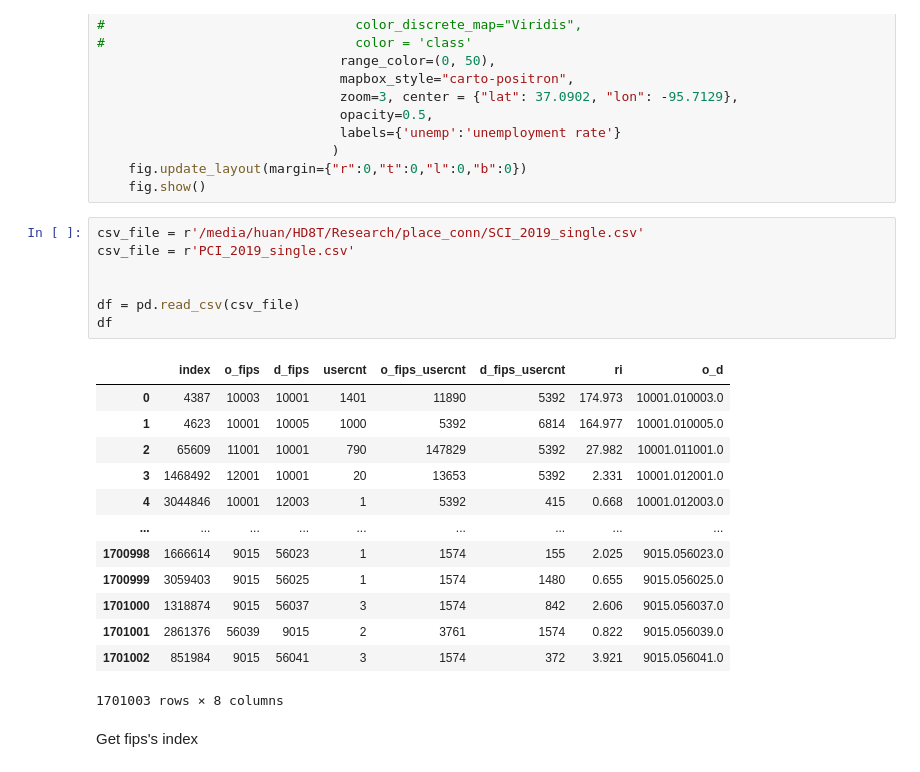
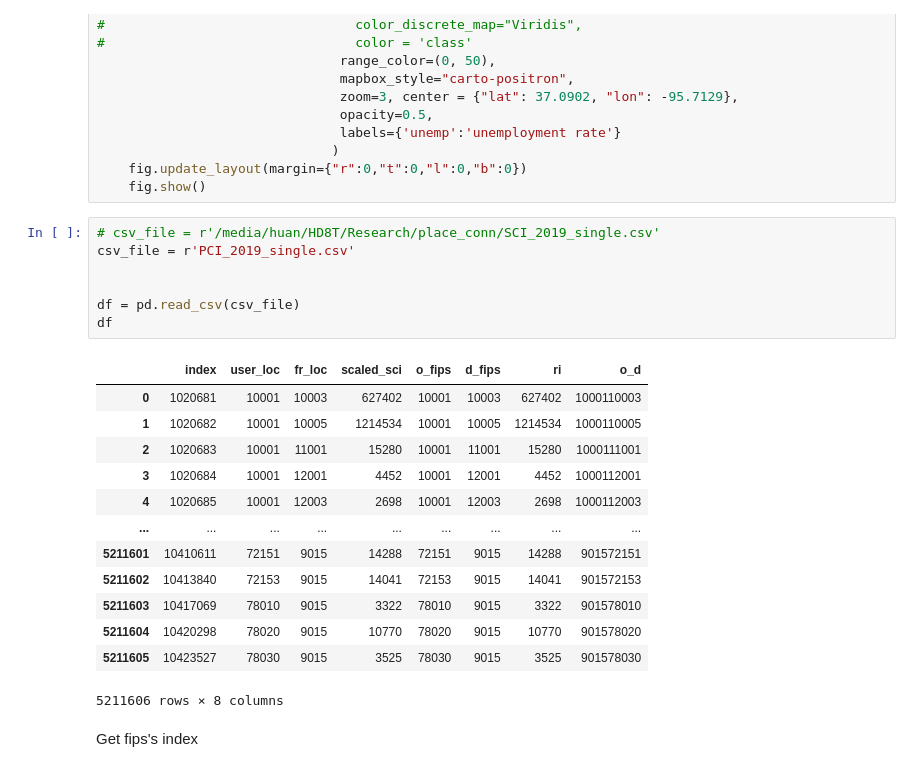
Before and after one commit to gladcolor/place_connectivity, a Jupyter notebook: place_connectivity.ipynb, the cells around one changed output. Saved outputs shown, nothing was run; the diff lists cells and outputs as text.

```diff
--- a/place_connectivity.ipynb
+++ b/place_connectivity.ipynb
@@ -155,26 +155,26 @@ def drawmap(df_re):
     fig.update_layout(margin={"r":0,"t":0,"l":0,"b":0})
     fig.show()
 # %%
-csv_file = r'/media/huan/HD8T/Research/place_conn/SCI_2019_single.csv'
+# csv_file = r'/media/huan/HD8T/Research/place_conn/SCI_2019_single.csv'
 csv_file = r'PCI_2019_single.csv'
 
 
 df = pd.read_csv(csv_file)
 df
 # %% [output]
-|  | index | o_fips | d_fips | usercnt | o_fips_usercnt | d_fips_usercnt | ri | o_d |
-| 0 | 4387 | 10003 | 10001 | 1401 | 11890 | 5392 | 174.973 | 10001.010003.0 |
-| 1 | 4623 | 10001 | 10005 | 1000 | 5392 | 6814 | 164.977 | 10001.010005.0 |
-| 2 | 65609 | 11001 | 10001 | 790 | 147829 | 5392 | 27.982 | 10001.011001.0 |
-| 3 | 1468492 | 12001 | 10001 | 20 | 13653 | 5392 | 2.331 | 10001.012001.0 |
-| 4 | 3044846 | 10001 | 12003 | 1 | 5392 | 415 | 0.668 | 10001.012003.0 |
+|  | index | user_loc | fr_loc | scaled_sci | o_fips | d_fips | ri | o_d |
+| 0 | 1020681 | 10001 | 10003 | 627402 | 10001 | 10003 | 627402 | 1000110003 |
+| 1 | 1020682 | 10001 | 10005 | 1214534 | 10001 | 10005 | 1214534 | 1000110005 |
+| 2 | 1020683 | 10001 | 11001 | 15280 | 10001 | 11001 | 15280 | 1000111001 |
+| 3 | 1020684 | 10001 | 12001 | 4452 | 10001 | 12001 | 4452 | 1000112001 |
+| 4 | 1020685 | 10001 | 12003 | 2698 | 10001 | 12003 | 2698 | 1000112003 |
 | ... | ... | ... | ... | ... | ... | ... | ... | ... |
-| 1700998 | 1666614 | 9015 | 56023 | 1 | 1574 | 155 | 2.025 | 9015.056023.0 |
-| 1700999 | 3059403 | 9015 | 56025 | 1 | 1574 | 1480 | 0.655 | 9015.056025.0 |
-| 1701000 | 1318874 | 9015 | 56037 | 3 | 1574 | 842 | 2.606 | 9015.056037.0 |
-| 1701001 | 2861376 | 56039 | 9015 | 2 | 3761 | 1574 | 0.822 | 9015.056039.0 |
-| 1701002 | 851984 | 9015 | 56041 | 3 | 1574 | 372 | 3.921 | 9015.056041.0 |
+| 5211601 | 10410611 | 72151 | 9015 | 14288 | 72151 | 9015 | 14288 | 901572151 |
+| 5211602 | 10413840 | 72153 | 9015 | 14041 | 72153 | 9015 | 14041 | 901572153 |
+| 5211603 | 10417069 | 78010 | 9015 | 3322 | 78010 | 9015 | 3322 | 901578010 |
+| 5211604 | 10420298 | 78020 | 9015 | 10770 | 78020 | 9015 | 10770 | 901578020 |
+| 5211605 | 10423527 | 78030 | 9015 | 3525 | 78030 | 9015 | 3525 | 901578030 |
-1701003 rows × 8 columns
+5211606 rows × 8 columns
 # %% [markdown]
 Get fips's index
 # %%
```
Also changed, not shown: parts of 9 cells of this notebook.
